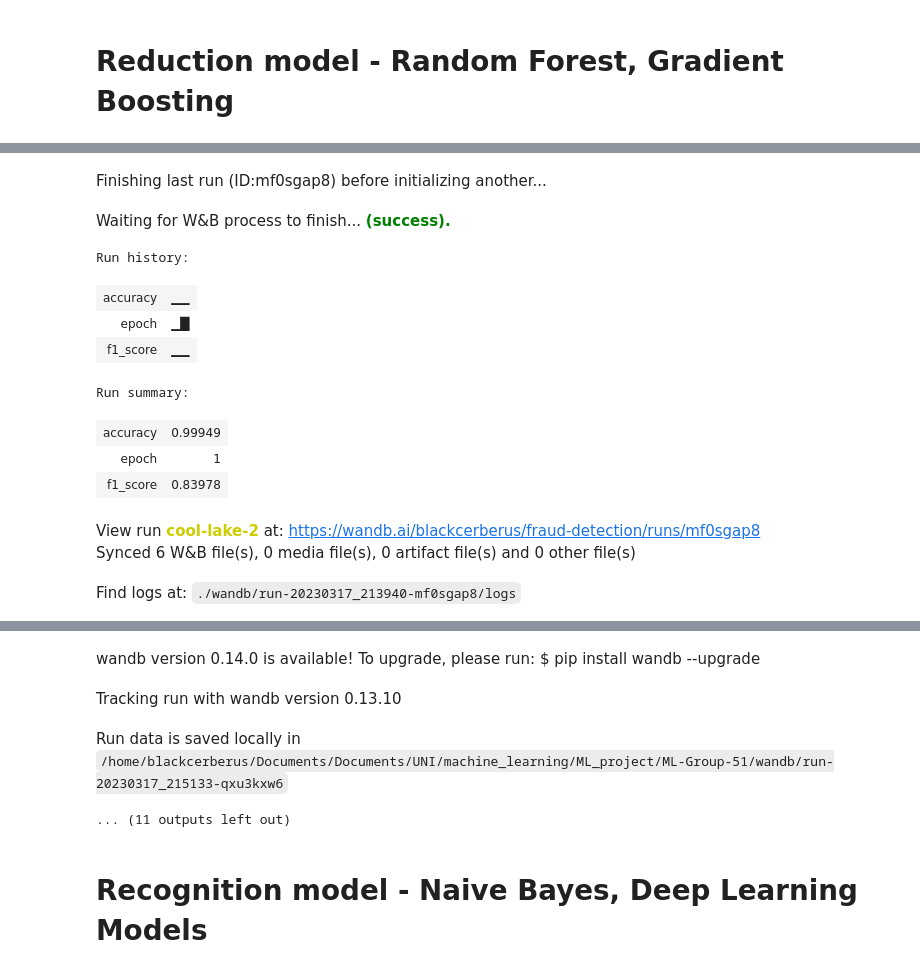
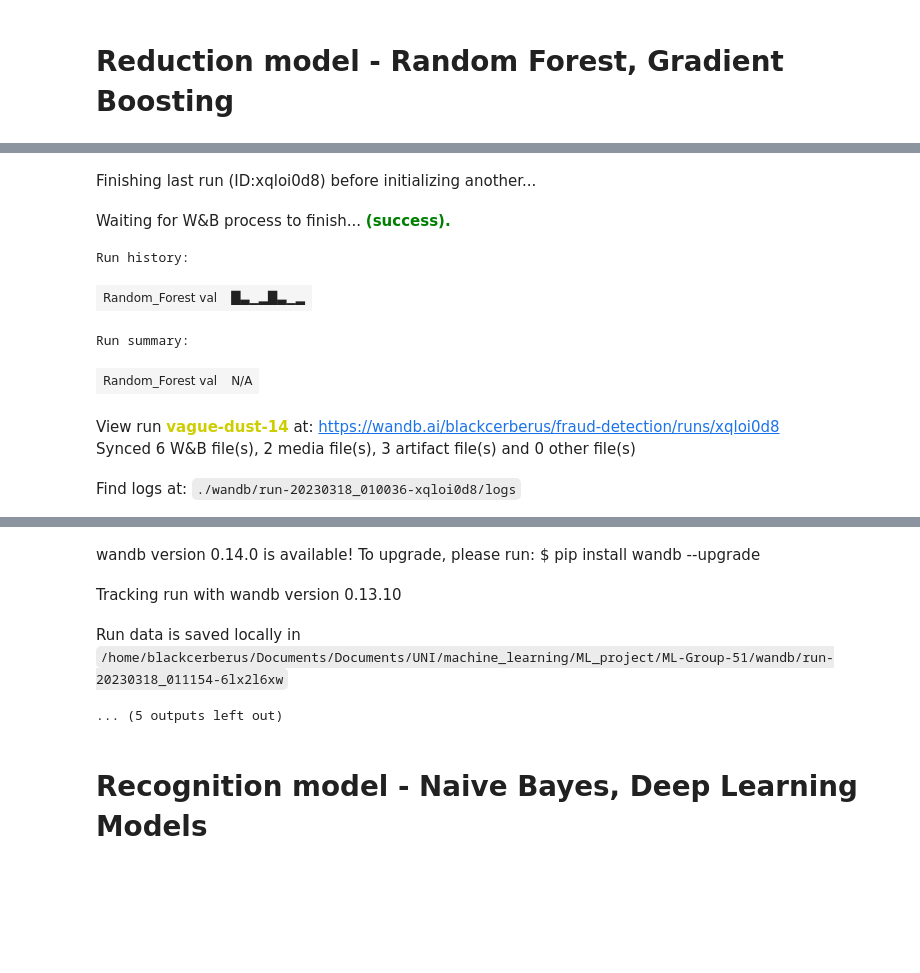
Before and after one commit to vladvuc/ML-Group-51, a Jupyter notebook: Credit Card Fraud.ipynb, the cells around one changed output, grey strips where cells are left out. Cells and saved outputs as stored; diff of their text form; code cells hidden in the pictures; blank space fills up the shorter version.

```diff
--- a/Credit Card Fraud.ipynb
+++ b/Credit Card Fraud.ipynb
@@ -259,62 +291,54 @@ Requirement already satisfied: smmap<6,>=3.0.1 in /home/blackcerberus/.local/lib
 # %%
 # Import necessary libraries
 import pandas as pd
 from sklearn.ensemble import RandomForestClassifier
 from sklearn.model_selection import train_test_split
 from sklearn.metrics import confusion_matrix, classification_report
 from sklearn.metrics import f1_score
 import wandb
 
 
 # Initialize wandb
 wandb.init(project="fraud-detection")
 
-# Create Random Forest classifier with 100 trees
-clf = RandomForestClassifier(n_estimators=100, random_state=42)
+epoch = 5
+n_estimators = 5
+random_state = 42
+
 
 # Log the hyperparameters to wandb
-wandb.config.n_estimators = 100
-wandb.config.random_state = 42
+config = wandb.config
+config.epochs = epoch
+config.n_estimators = n_estimators
+config.random_state = random_state
+
+# Create Random Forest classifier with 100 trees
+clf = RandomForestClassifier(n_estimators=n_estimators, random_state=random_state)
 
 # Fit the model to the training data and log the metrics to wandb
-for epoch in range(1):
+for epoch in range(epoch):
     clf.fit(X_train, y_train)
     y_pred = clf.predict(X_val)
-    wandb.log({"epoch": epoch, "accuracy": clf.score(X_val, y_val), "f1_score": f1_score(y_val, y_pred)})
+    log_metrics("Random_Forest", "val", y_val, y_pred)
+    log_model(clf, "Random_Forest", epoch)
+    # log_confusion_matrix("Random_Forest", "val", y_val, y_pred)
+    # log_classification_report("Random_Forest", "val", y_val, y_pred)
 
 # Evaluate the final performance of the model and log the metrics to wandb
 y_pred = clf.predict(X_val)
-print(confusion_matrix(y_val, y_val))
-print(classification_report(y_val, y_val))
-wandb.log({"final_accuracy": clf.score(X_val, y_val), "final_f1_score": f1_score(y_val, y_pred)})
+print(confusion_matrix(y_val, y_pred))
+print(classification_report(y_val, y_pred))
+
 
 # Finish the wandb run
 wandb.finish()
-
-
-# # Create Random Forest classifier with 100 trees
-# clf = RandomForestClassifier(n_estimators=100, random_state=42)
-
-# # Fit the model to the training data
-# clf.fit(X_train, y_train)
-
-# # Predict the class of the test data
-# y_pred = clf.predict(X_val)
-
-# # Evaluate the performance of the model
-# print(confusion_matrix(y_test, y_pred))
-# print(classification_report(y_test, y_pred))
 # %% [output]
-Finishing last run (ID:mf0sgap8) before initializing another...
+Finishing last run (ID:xqloi0d8) before initializing another...
 Waiting for W&B process to finish... (success).
 Run history:
-| accuracy | ▁▁ |
-| epoch | ▁█ |
-| f1_score | ▁▁ |
+| Random_Forest val | █▃▁▂█▃▁▂ |
 Run summary:
-| accuracy | 0.99949 |
-| epoch | 1 |
-| f1_score | 0.83978 |
+| Random_Forest val | N/A |
-View run cool-lake-2 at: https://wandb.ai/blackcerberus/fraud-detection/runs/mf0sgap8
-Synced 6 W&B file(s), 0 media file(s), 0 artifact file(s) and 0 other file(s)
+View run vague-dust-14 at: https://wandb.ai/blackcerberus/fraud-detection/runs/xqloi0d8
+Synced 6 W&B file(s), 2 media file(s), 3 artifact file(s) and 0 other file(s)
-Find logs at: ./wandb/run-20230317_213940-mf0sgap8/logs
+Find logs at: ./wandb/run-20230318_010036-xqloi0d8/logs
@@ -322,7 +346,7 @@ Successfully finished last run (ID:mf0sgap8). Initializing new run:
 wandb version 0.14.0 is available! To upgrade, please run: $ pip install wandb --upgrade
 Tracking run with wandb version 0.13.10
-Run data is saved locally in /home/blackcerberus/Documents/Documents/UNI/machine_learning/ML_project/ML-Group-51/wandb/run-20230317_215133-qxu3kxw6
+Run data is saved locally in /home/blackcerberus/Documents/Documents/UNI/machine_learning/ML_project/ML-Group-51/wandb/run-20230318_011154-6lx2l6xw
-... (11 outputs left out)
+... (5 outputs left out)
 # %% [markdown]
 # Recognition model - Naive Bayes, Deep Learning Models
 # %%
```
Also changed, not shown: parts of 7 cells of this notebook, 1 other file.
